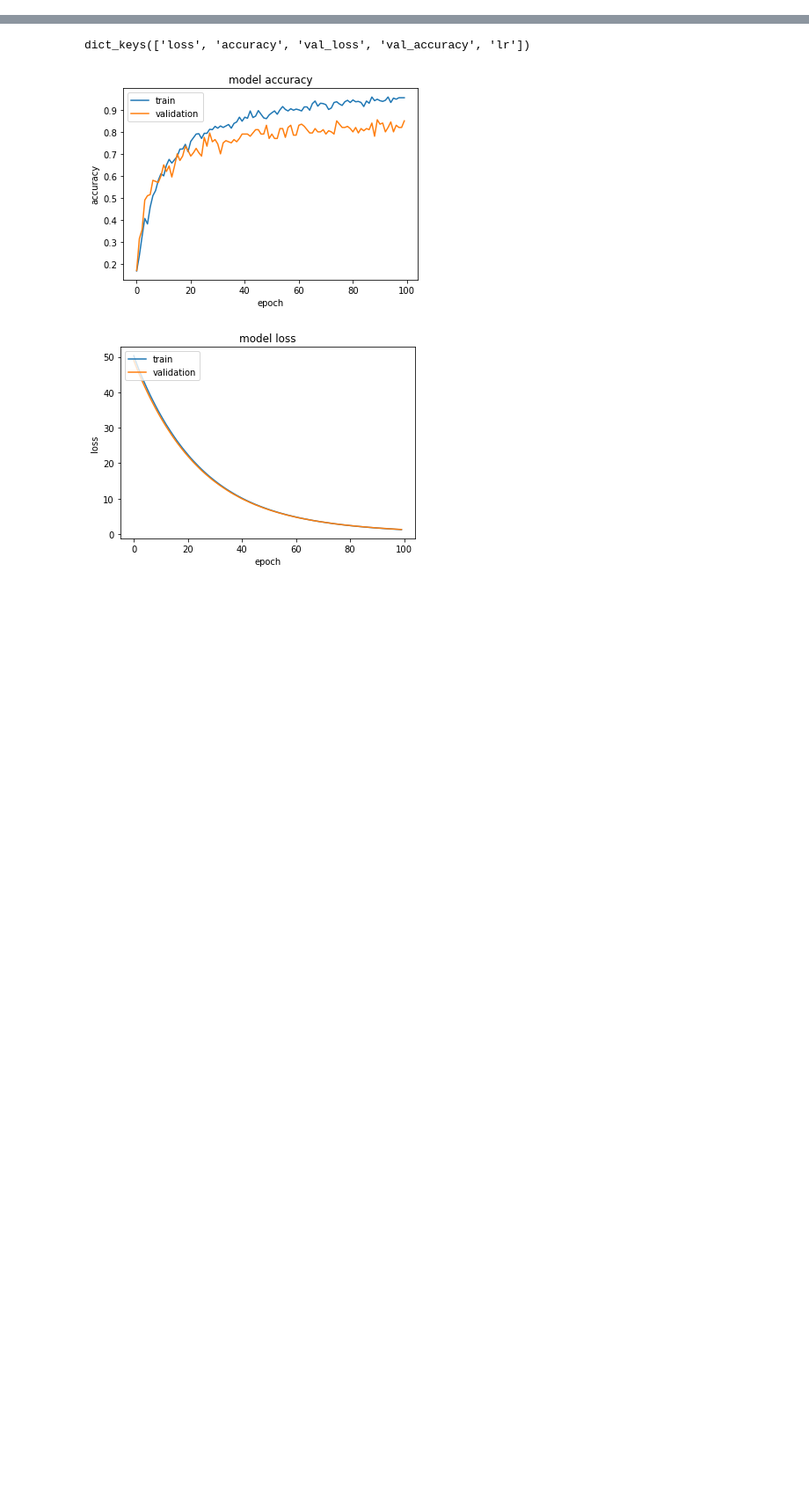
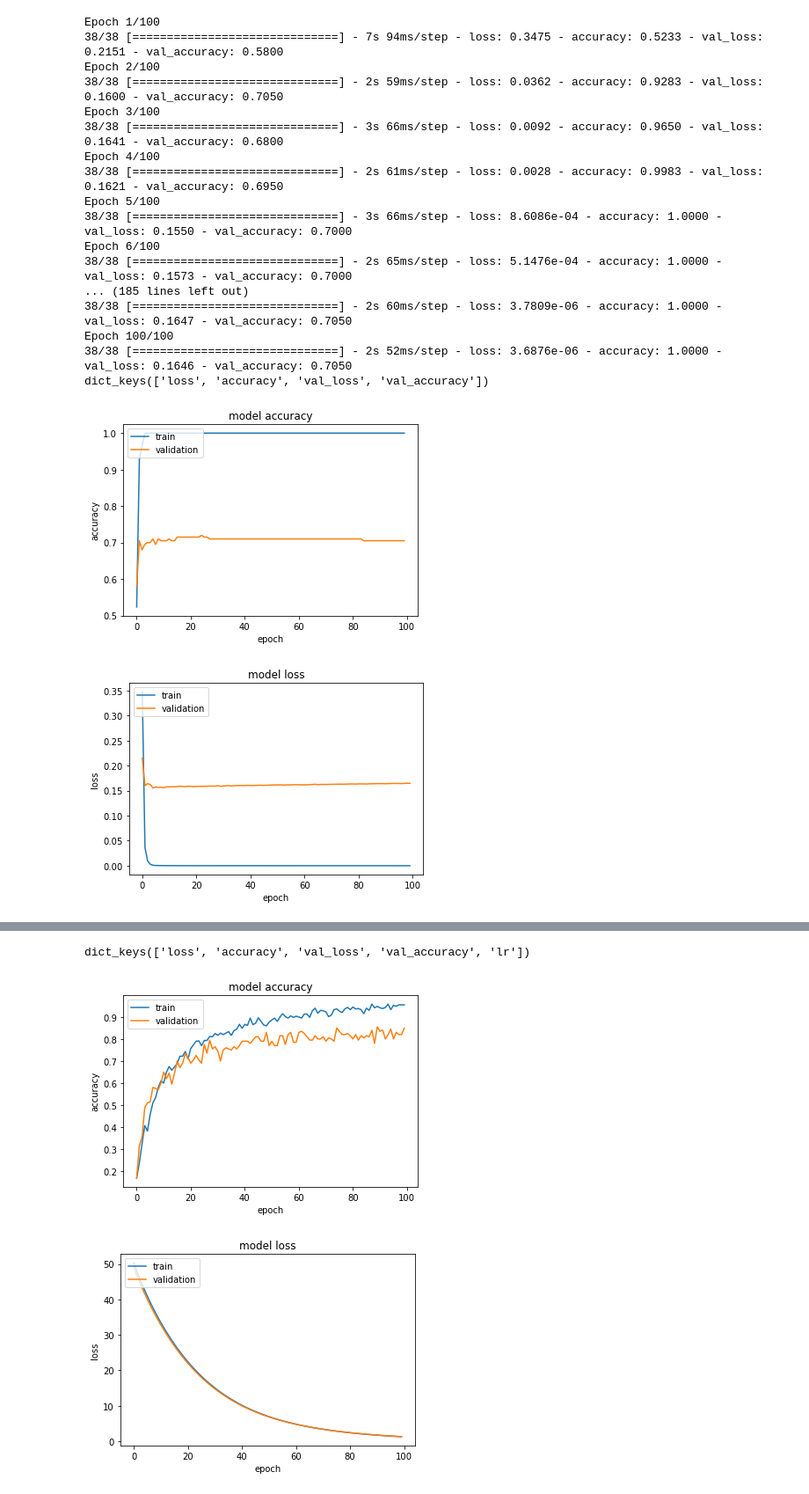
Before and after one commit to yeshipursley/DLCV, a Jupyter notebook: dlcv-assignment.ipynb, the cells around one changed output, grey strips where cells are left out. Shown: that part at 88% size. Cells and saved outputs as stored; diff of their text form; code cells hidden in the pictures; blank space fills up the shorter version.

```diff
--- a/dlcv-assignment.ipynb
+++ b/dlcv-assignment.ipynb
@@ -96,0 +243,46 @@ _________________________________________________________________
+# %%
+# Transfer learning InceptionV3
+from keras.applications import InceptionV3, DenseNet121
+from keras import regularizers
+from keras.callbacks import LearningRateScheduler
+import math
+
+vgg_base = InceptionV3(weights="imagenet", include_top=False, input_shape=(128,128,3))
+
+for layer in vgg_base.layers:
+    layer.trainable = False
+
+model = Sequential()
+model.add(vgg_base)
+model.add(Flatten())
+model.add(Dense(256, activation="relu"))
+model.add(Dense(10, activation = "softmax"))
+
+
+opt = Adam(learning_rate=1e-4)
+EPOCHS=100
+model.compile(loss="categorical_focal_crossentropy", optimizer=opt, metrics=["accuracy"])
+H = model.fit(train_generator, validation_data = test_generator, epochs=EPOCHS)
+
+#plot
+plot_results(H)
+# %% [output]
+Epoch 1/100
+38/38 [==============================] - 7s 94ms/step - loss: 0.3475 - accuracy: 0.5233 - val_loss: 0.2151 - val_accuracy: 0.5800
+Epoch 2/100
+38/38 [==============================] - 2s 59ms/step - loss: 0.0362 - accuracy: 0.9283 - val_loss: 0.1600 - val_accuracy: 0.7050
+Epoch 3/100
+38/38 [==============================] - 3s 66ms/step - loss: 0.0092 - accuracy: 0.9650 - val_loss: 0.1641 - val_accuracy: 0.6800
+Epoch 4/100
+38/38 [==============================] - 2s 61ms/step - loss: 0.0028 - accuracy: 0.9983 - val_loss: 0.1621 - val_accuracy: 0.6950
+Epoch 5/100
+38/38 [==============================] - 3s 66ms/step - loss: 8.6086e-04 - accuracy: 1.0000 - val_loss: 0.1550 - val_accuracy: 0.7000
+Epoch 6/100
+38/38 [==============================] - 2s 65ms/step - loss: 5.1476e-04 - accuracy: 1.0000 - val_loss: 0.1573 - val_accuracy: 0.7000
+... (185 lines left out)
+38/38 [==============================] - 2s 60ms/step - loss: 3.7809e-06 - accuracy: 1.0000 - val_loss: 0.1647 - val_accuracy: 0.7050
+Epoch 100/100
+38/38 [==============================] - 2s 52ms/step - loss: 3.6876e-06 - accuracy: 1.0000 - val_loss: 0.1646 - val_accuracy: 0.7050
+dict_keys(['loss', 'accuracy', 'val_loss', 'val_accuracy'])
+[figure, added]
+[figure, added]
```
Also changed, not shown: parts of 11 cells of this notebook.
